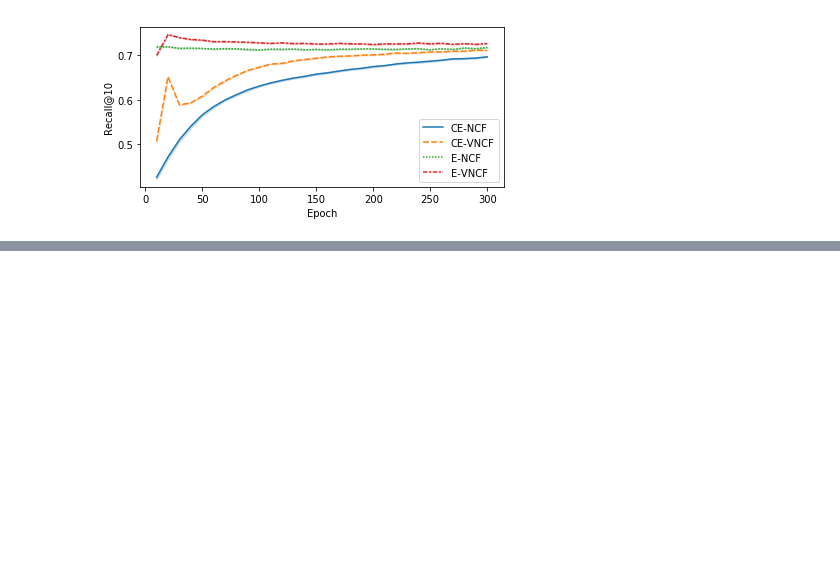
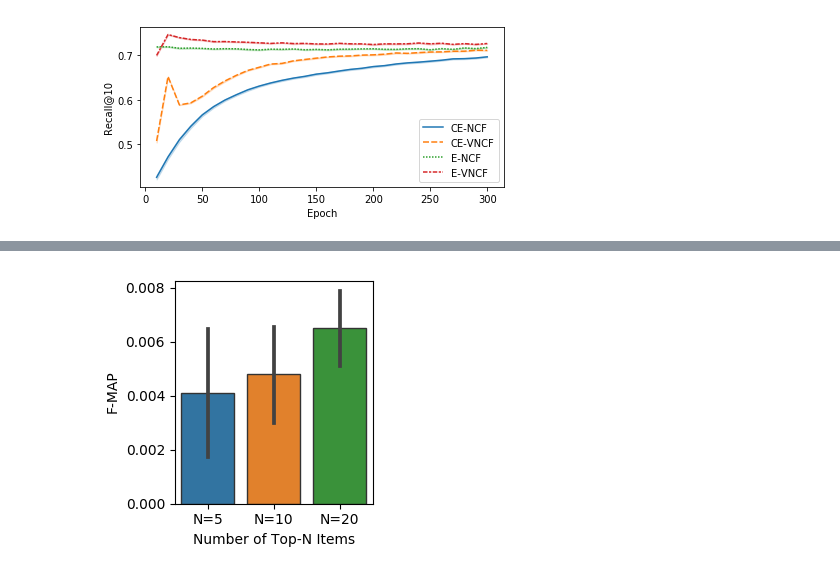
Before and after one commit to k9luo/DeepCritiquingForVAEBasedRecSys, a Jupyter notebook: Reproduce Final Tables and Plots.ipynb, the cells around one changed output, grey strips where cells are left out. Saved outputs shown, nothing was run; the diff lists cells and outputs as text; code cells hidden in the pictures; blank space fills up the shorter version.

```diff
--- a/Reproduce Final Tables and Plots.ipynb
+++ b/Reproduce Final Tables and Plots.ipynb
@@ -209,0 +282,5 @@ show_training_progress(df, hue='model', metric="Recall@10", name="epoch_vs_ndcg"
+# %%
+df_fmap20 = df[['model', 'F-MAP@20']]
+df_fmap20.loc[:, 'Metric'] = ['F-MAP@20']*len(df_fmap20)
+df_fmap20.rename(columns={'F-MAP@20':'F-MAP', 'model':'Model'}, inplace=True)
+df_fmap20
@@ -209,0 +306,6 @@ show_training_progress(df, hue='model', metric="Recall@10", name="epoch_vs_ndcg"
+# %%
+df_fmap5 = df_fmap5.sort_values('Model', ascending=False)
+df_fmap10 = df_fmap10.sort_values('Model', ascending=False)
+df_fmap20 = df_fmap20.sort_values('Model', ascending=False)
+# %%
+makeup_df = df_fmap5.append(df_fmap10).append(df_fmap20)
@@ -209,0 +316,2 @@ show_training_progress(df, hue='model', metric="Recall@10", name="epoch_vs_ndcg"
+# %%
+makeup_df['Metric'] = makeup_df['Metric'].apply(lambda m: m.replace('F-MAP@', 'N='))
@@ -209,0 +339,18 @@ show_training_progress(df, hue='model', metric="Recall@10", name="epoch_vs_ndcg"
+# %%
+fig, ax = plt.subplots(figsize=(3, 3), dpi=100)
+# ax = sns.barplot(x="Metric", y='F-MAP', hue='Model', data=makeup_df, palette='Set3', edgecolor=".2")
+ax = sns.barplot(x="Metric", y='F-MAP', data=makeup_df, edgecolor=".2")
+ax.set_xlabel("Number of Top-N Items")
+# ax.get_legend().remove()
+# ax.set_ylim([0, 0.0175])
+# ax.set_xlabel("X-AXIS")
+# legend = plt.legend(loc='upper right', fontsize=10, framealpha=0.5)
+# ax.legend(fancybox=True, )
+# legend = plt.legend(shadow=True, fontsize=10)
+# handles, labels = ax.get_legend_handles_labels()
+plt.tight_layout()
+fig_path = 'figs'
+name = 'falling_map_CDsVinyl'
+fig.savefig('{0}/{1}.pdf'.format(fig_path, name), bbox_inches="tight", pad_inches=0, format='pdf')
+# %% [output]
+[figure, added]
```
Also changed, not shown: parts of 7 cells of this notebook.
